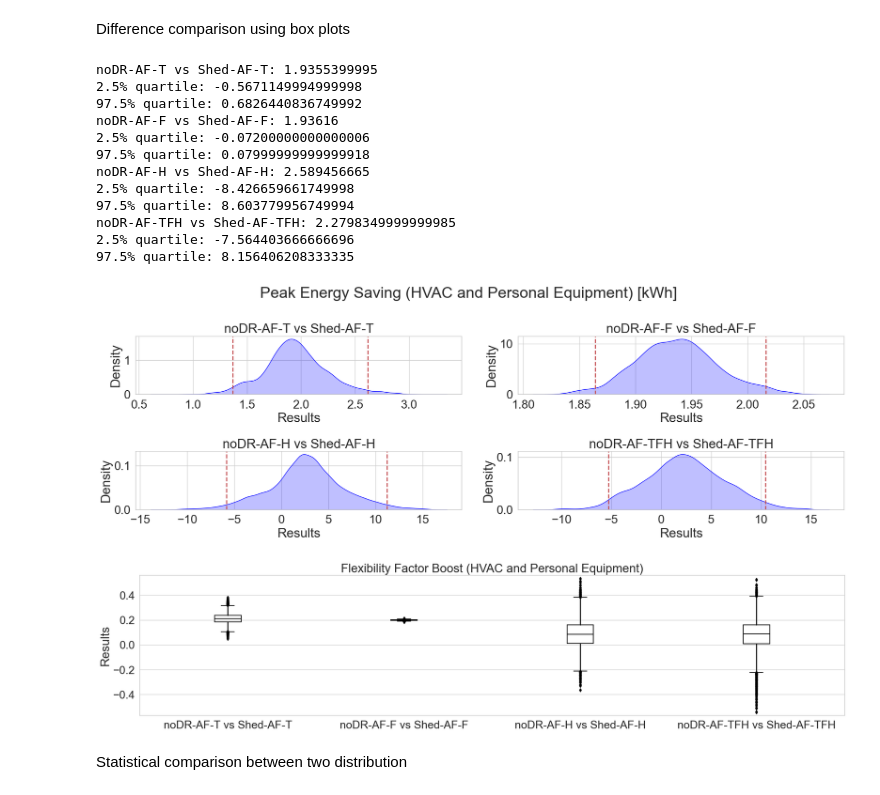
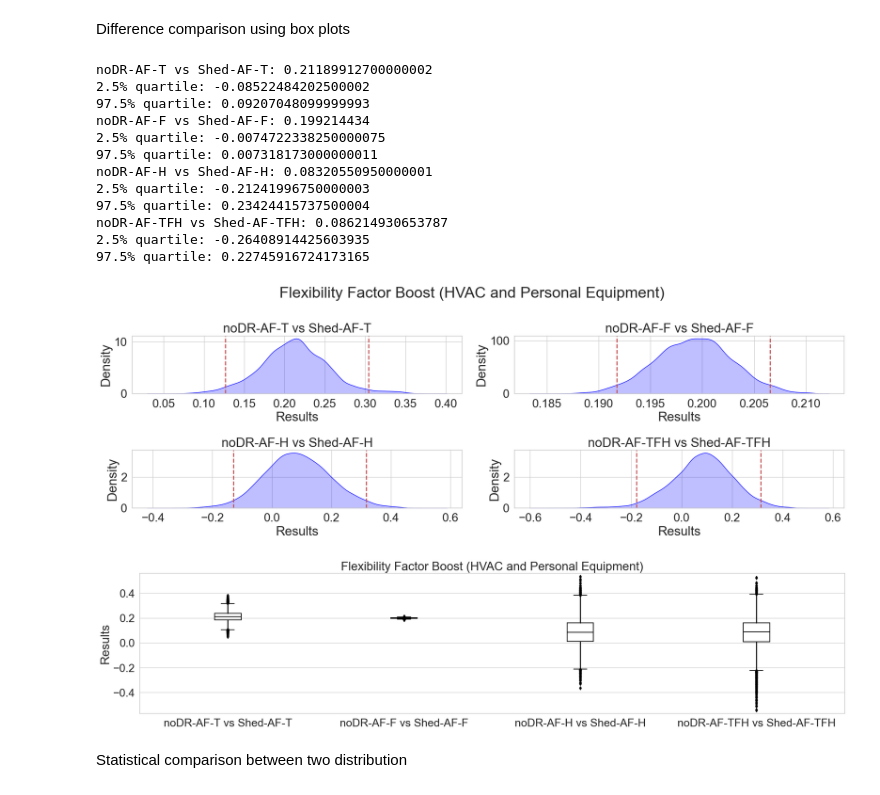
Before and after one commit to DrexelBSEG/occ-behav-demand-flex, a Jupyter notebook: analysis/analysis.ipynb, the cells around one changed output. Cells and saved outputs as stored; diff of their text form; code cells hidden in the pictures.

Commit message:
update some figures

```diff
--- a/analysis/analysis.ipynb
+++ b/analysis/analysis.ipynb
@@ -209,9 +209,9 @@ pairs = [("noDR-AF-T", "Shed-AF-T"),
 diff_dict = {}
 
 # Column name
-column_name = 'Peak Energy Saving (HVAC and Personal Equipment) [kWh]'
+# column_name = 'Peak Energy Saving (HVAC and Personal Equipment) [kWh]'
 # column_name = 'Peak Energy Saving (HVAC and Personal Equipment) [%]'
-# column_name = 'Flexibility Factor Boost (HVAC and Personal Equipment)'
+column_name = 'Flexibility Factor Boost (HVAC and Personal Equipment)'
 # column_name = 'Flexibility Factor Boost (HVAC and Personal Equipment) [%]'
 
 # Create a single figure with four subplots
@@ -264,46 +264,46 @@ for i, pair in enumerate(pairs):
 # Adjust layout to prevent overlap
 plt.tight_layout()
 plt.show()
 
 # Collect all dataframes in the dictionary into a list
 combined_diff = pd.concat(diff_dict.values(), ignore_index=True)
 
 # Plots
 dx = "Source"
 dy = combined_diff.columns[2]
 ort = "v"; pal = "Set2"; sigma = 0.2
 f, ax = plt.subplots(figsize=(25, 5))
 
 ax=sns.boxplot(x = dx, y = dy, data = combined_diff, color = "black", width = .15, zorder = 10,\
             showcaps = True, boxprops = {'facecolor':'none', "zorder":10},\
             showfliers=True, whiskerprops = {'linewidth':2, "zorder":10},\
                saturation = 1, orient = ort)
 
 ax.set_xlabel("")
 ax.set_ylabel("Results")
 ax.set_title(dy)
 
 
 
 # ax.set_ylim(-1,1)
 padding = 0.05 * combined_diff[dy].max()  # 5% of the max value
 ax.set_ylim(combined_diff[dy].min() - padding, combined_diff[dy].max() + padding)
 
 plt.show()
 # %% [output]
-noDR-AF-T vs Shed-AF-T: 1.9355399995
-2.5% quartile: -0.5671149994999998
-97.5% quartile: 0.6826440836749992
-noDR-AF-F vs Shed-AF-F: 1.93616
-2.5% quartile: -0.07200000000000006
-97.5% quartile: 0.07999999999999918
-noDR-AF-H vs Shed-AF-H: 2.589456665
-2.5% quartile: -8.426659661749998
-97.5% quartile: 8.603779956749994
-noDR-AF-TFH vs Shed-AF-TFH: 2.2798349999999985
-2.5% quartile: -7.564403666666696
-97.5% quartile: 8.156406208333335
+noDR-AF-T vs Shed-AF-T: 0.21189912700000002
+2.5% quartile: -0.08522484202500002
+97.5% quartile: 0.09207048099999993
+noDR-AF-F vs Shed-AF-F: 0.199214434
+2.5% quartile: -0.0074722338250000075
+97.5% quartile: 0.007318173000000011
+noDR-AF-H vs Shed-AF-H: 0.08320550950000001
+2.5% quartile: -0.21241996750000003
+97.5% quartile: 0.23424415737500004
+noDR-AF-TFH vs Shed-AF-TFH: 0.086214930653787
+2.5% quartile: -0.26408914425603935
+97.5% quartile: 0.22745916724173165
-[figure, old version]
+[figure, new version]
 [figure]
 # %% [markdown]
 Statistical comparison between two distribution
```
Also changed, not shown: parts of 2 cells of this notebook, 6 other files.
